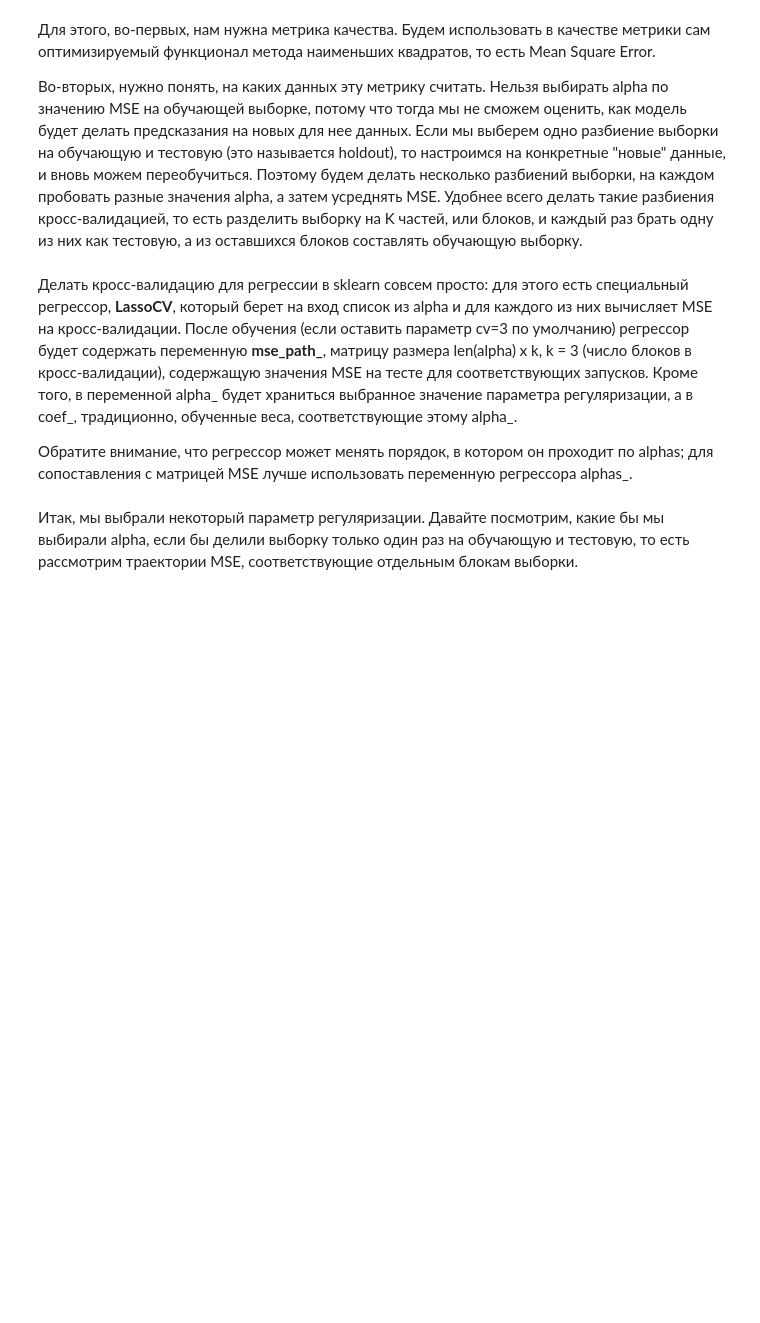
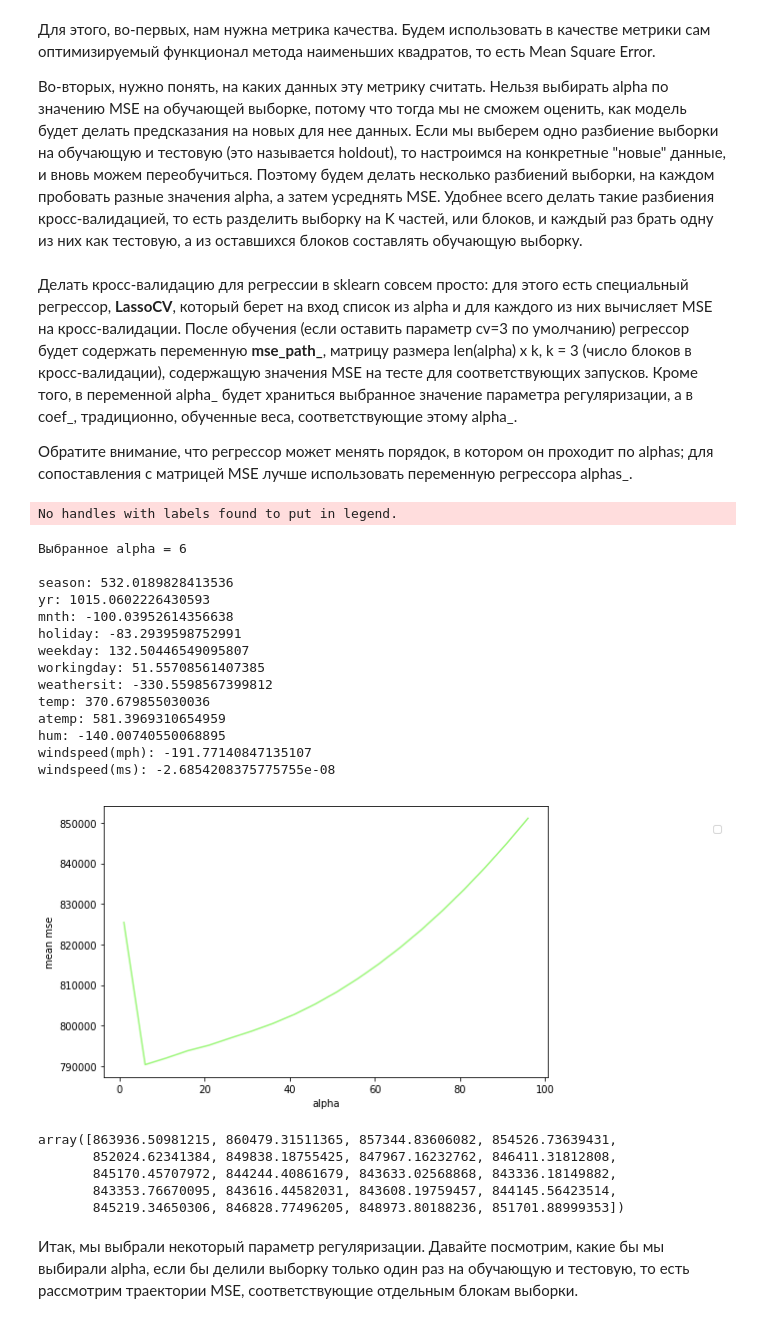
Before and after one commit to y-ksenia/Coursera, a Jupyter notebook: Yandex_MIPT/Course2/Week2/OverfittingTask.ipynb, the cells around one changed output. Cells and saved outputs as stored; diff of their text form; code cells hidden in the pictures; blank space fills up the shorter version.

```diff
--- a/Yandex_MIPT/Course2/Week2/OverfittingTask.ipynb
+++ b/Yandex_MIPT/Course2/Week2/OverfittingTask.ipynb
@@ -293,9 +304,45 @@ from sklearn.linear_model import LassoCV
 # %%
 # Код 3.2 (1 балл)
 # Обучите регрессор LassoCV на всех параметрах регуляризации из alpha
 # Постройте график _усредненного_ по строкам MSE в зависимости от alpha.
 # Выведите выбранное alpha, а также пары "признак-коэффициент" для обученного вектора коэффициентов
 alphas = np.arange(1, 100, 5)
+regressor = LassoCV(alphas=alphas)
+regressor.fit(X, y)
+
+plt.figure(figsize=(8, 5))
+plt.plot(regressor.alphas_, regressor.mse_path_.mean(axis=1), color=np.random.rand(3))
+plt.legend(loc="upper right", bbox_to_anchor=(1.4, 0.95))
+plt.xlabel("alpha")
+plt.ylabel("mean mse")
+print(f'Выбранное alpha = {regressor.alpha_}\n')
+for i,j in zip(df.columns,regressor.coef_):
+    print(f'{i}: {j}')
+# %% [output]
+No handles with labels found to put in legend.
+Выбранное alpha = 6
+
+season: 532.0189828413536
+yr: 1015.0602226430593
+mnth: -100.03952614356638
+holiday: -83.2939598752991
+weekday: 132.50446549095807
+workingday: 51.55708561407385
+weathersit: -330.5598567399812
+temp: 370.679855030036
+atemp: 581.3969310654959
+hum: -140.00740550068895
+windspeed(mph): -191.77140847135107
+windspeed(ms): -2.6854208375775755e-08
+[figure, added]
+# %%
+regressor.mse_path_[:,0]
+# %% [output]
+array([863936.50981215, 860479.31511365, 857344.83606082, 854526.73639431,
+       852024.62341384, 849838.18755425, 847967.16232762, 846411.31812808,
+       845170.45707972, 844244.40861679, 843633.02568868, 843336.18149882,
+       843353.76670095, 843616.44582031, 843608.19759457, 844145.56423514,
+       845219.34650306, 846828.77496205, 848973.80188236, 851701.88999353])
 # %% [markdown]
 Итак, мы выбрали некоторый параметр регуляризации. Давайте посмотрим, какие бы мы выбирали alpha, если бы делили выборку только один раз на обучающую и тестовую, то есть рассмотрим траектории MSE, соответствующие отдельным блокам выборки.
 # %%
```
Also changed, not shown: parts of 8 cells of this notebook, 50 other files.
